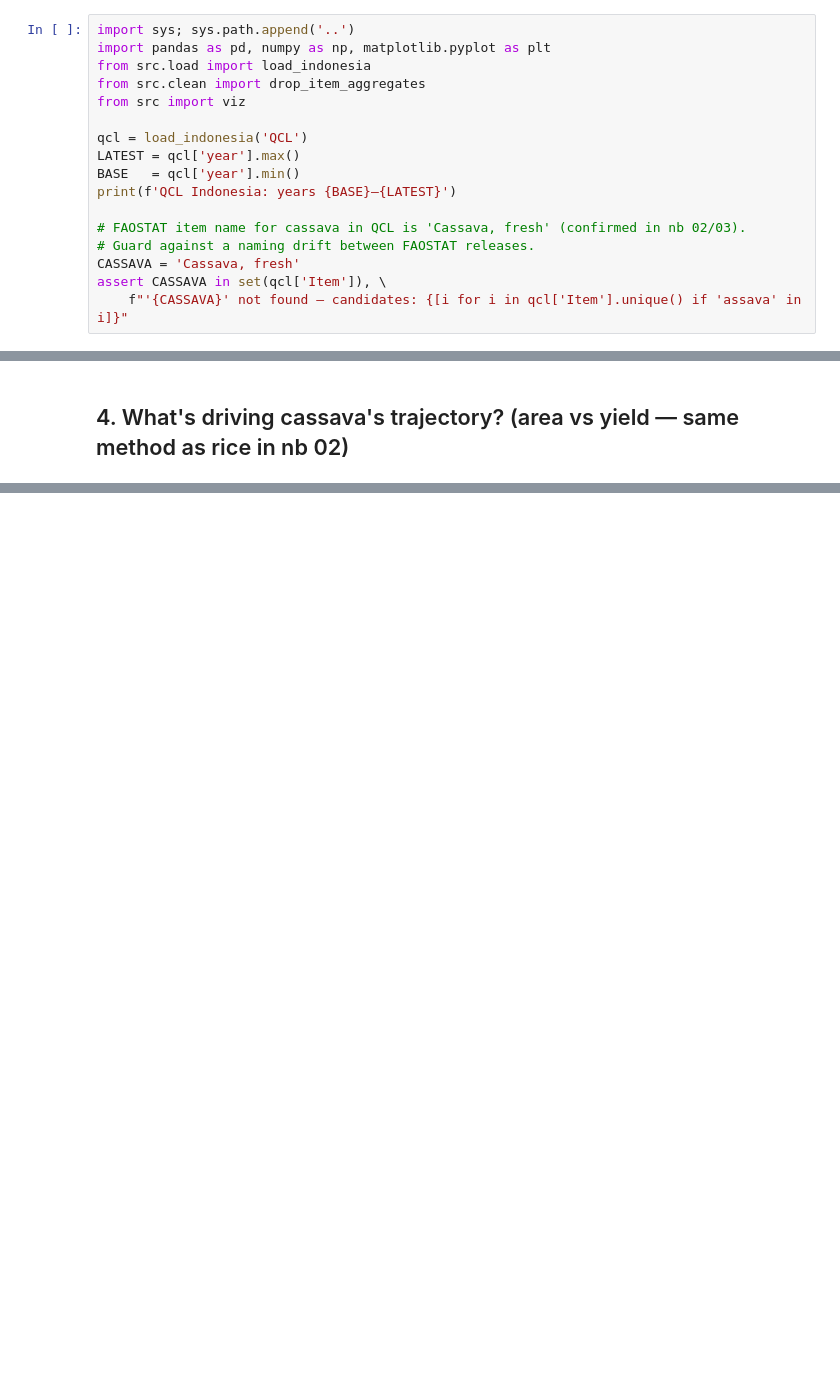
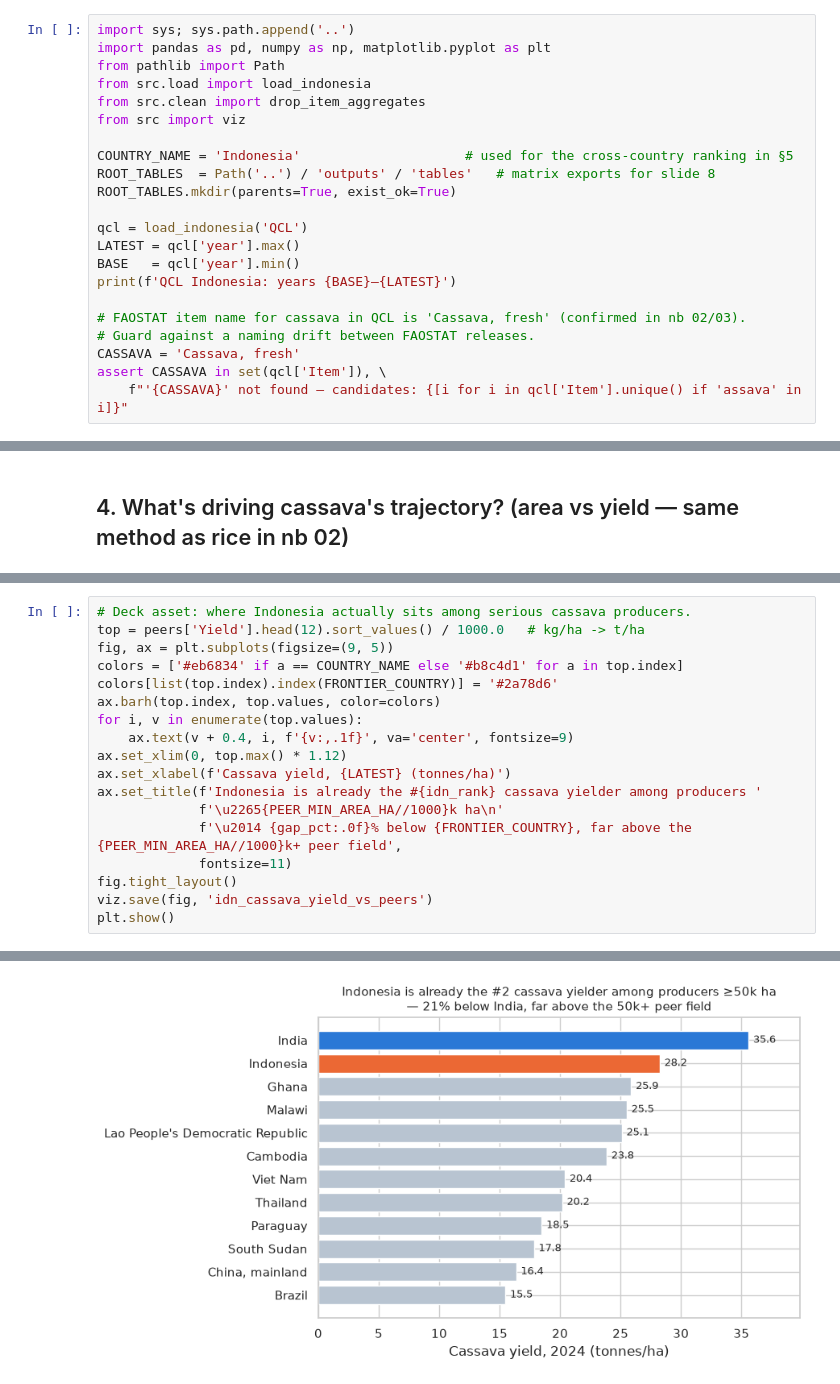
Before and after one commit to msweta02/wid-datathon, a Jupyter notebook: indonesia-eda/notebooks/05_cassava_substitution.ipynb, the cells around one changed output, grey strips where cells are left out. Saved outputs shown, nothing was run; the diff lists cells and outputs as text; blank space fills up the shorter version.

Commit message:
updated cassava

```diff
--- a/indonesia-eda/notebooks/05_cassava_substitution.ipynb
+++ b/indonesia-eda/notebooks/05_cassava_substitution.ipynb
@@ -24,9 +24,14 @@ Sections:
 # %%
 import sys; sys.path.append('..')
 import pandas as pd, numpy as np, matplotlib.pyplot as plt
+from pathlib import Path
 from src.load import load_indonesia
 from src.clean import drop_item_aggregates
 from src import viz
+
+COUNTRY_NAME = 'Indonesia'                     # used for the cross-country ranking in §5
+ROOT_TABLES  = Path('..') / 'outputs' / 'tables'   # matrix exports for slide 8
+ROOT_TABLES.mkdir(parents=True, exist_ok=True)
 
 qcl = load_indonesia('QCL')
 LATEST = qcl['year'].max()
@@ -186,0 +267,19 @@ print(f'\nIf the gap closed on today''s {cur_area:,.0f} ha: +{extra_t_if_frontie
+# %%
+# Deck asset: where Indonesia actually sits among serious cassava producers.
+top = peers['Yield'].head(12).sort_values() / 1000.0   # kg/ha -> t/ha
+fig, ax = plt.subplots(figsize=(9, 5))
+colors = ['#eb6834' if a == COUNTRY_NAME else '#b8c4d1' for a in top.index]
+colors[list(top.index).index(FRONTIER_COUNTRY)] = '#2a78d6'
+ax.barh(top.index, top.values, color=colors)
+for i, v in enumerate(top.values):
+    ax.text(v + 0.4, i, f'{v:,.1f}', va='center', fontsize=9)
+ax.set_xlim(0, top.max() * 1.12)
+ax.set_xlabel(f'Cassava yield, {LATEST} (tonnes/ha)')
+ax.set_title(f'Indonesia is already the #{idn_rank} cassava yielder among producers '
+             f'\u2265{PEER_MIN_AREA_HA//1000}k ha\n'
+             f'\u2014 {gap_pct:.0f}% below {FRONTIER_COUNTRY}, far above the {PEER_MIN_AREA_HA//1000}k+ peer field',
+             fontsize=11)
+fig.tight_layout()
+viz.save(fig, 'idn_cassava_yield_vs_peers')
+plt.show()
+# %% [output]
@@ -187,3 +287,4 @@ print(f'\nIf the gap closed on today''s {cur_area:,.0f} ha: +{extra_t_if_frontie
+[figure, added]
 # %% [markdown]
 ## 6. Flour-equivalent — how much wheat *could* cassava offset?
 
```
Also changed, not shown: parts of 17 cells of this notebook, 6 other files.
